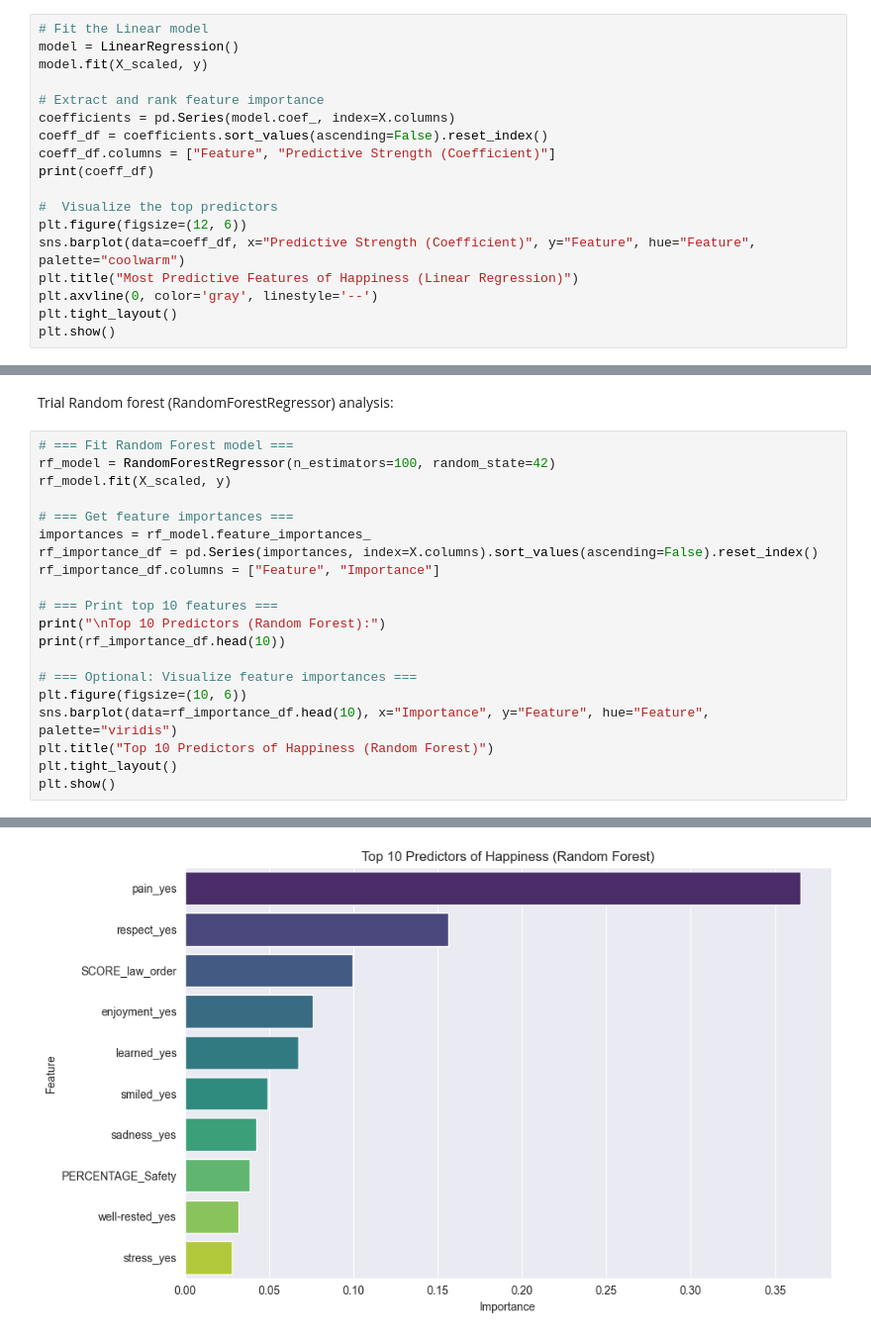
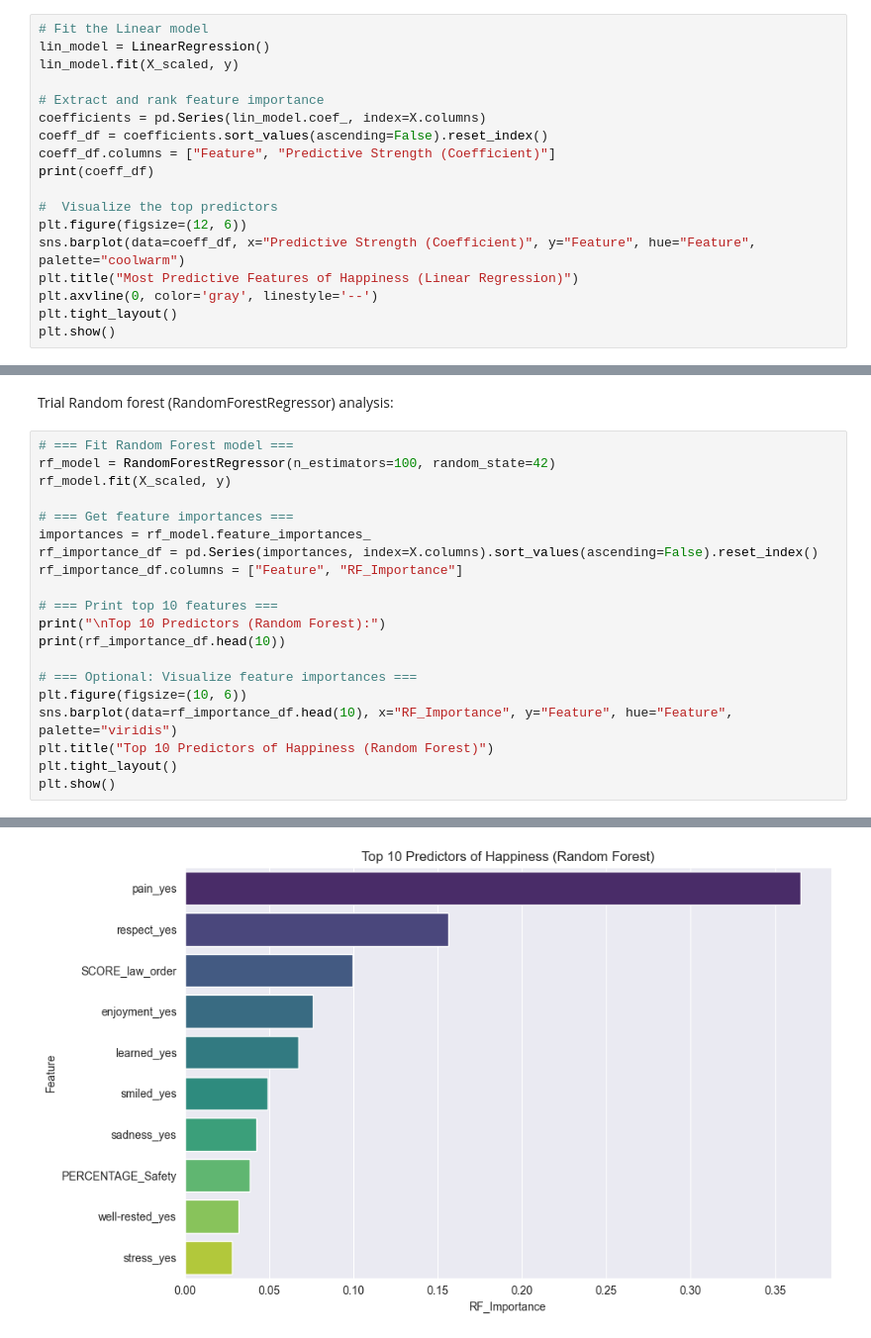
Before and after one commit to dkohalmi/CIP_FS25_202, a Jupyter notebook: notebooks/analyse_gallup.ipynb, the cells around one changed output, grey strips where cells are left out. Shown: that part at 99% size. Saved outputs shown, nothing was run; the diff lists cells and outputs as text.

```diff
--- a/notebooks/analyse_gallup.ipynb
+++ b/notebooks/analyse_gallup.ipynb
@@ -181,11 +218,11 @@ scaler = StandardScaler()
 X_scaled = scaler.fit_transform(X)
 # %%
 # Fit the Linear model
-model = LinearRegression()
-model.fit(X_scaled, y)
+lin_model = LinearRegression()
+lin_model.fit(X_scaled, y)
 
 # Extract and rank feature importance
-coefficients = pd.Series(model.coef_, index=X.columns)
+coefficients = pd.Series(lin_model.coef_, index=X.columns)
 coeff_df = coefficients.sort_values(ascending=False).reset_index()
 coeff_df.columns = ["Feature", "Predictive Strength (Coefficient)"]
 print(coeff_df)
@@ -224,7 +265,7 @@ rf_model.fit(X_scaled, y)
 # === Get feature importances ===
 importances = rf_model.feature_importances_
 rf_importance_df = pd.Series(importances, index=X.columns).sort_values(ascending=False).reset_index()
-rf_importance_df.columns = ["Feature", "Importance"]
+rf_importance_df.columns = ["Feature", "RF_Importance"]
 
 # === Print top 10 features ===
 print("\nTop 10 Predictors (Random Forest):")
@@ -232,7 +273,7 @@ print(rf_importance_df.head(10))
 
 # === Optional: Visualize feature importances ===
 plt.figure(figsize=(10, 6))
-sns.barplot(data=rf_importance_df.head(10), x="Importance", y="Feature", hue="Feature", palette="viridis")
+sns.barplot(data=rf_importance_df.head(10), x="RF_Importance", y="Feature", hue="Feature", palette="viridis")
 plt.title("Top 10 Predictors of Happiness (Random Forest)")
 plt.tight_layout()
 plt.show()
@@ -252 +293 @@ Top 10 Predictors (Random Forest):
-[figure, old version]
+[figure, new version]
```
Also changed, not shown: parts of 14 cells of this notebook.
